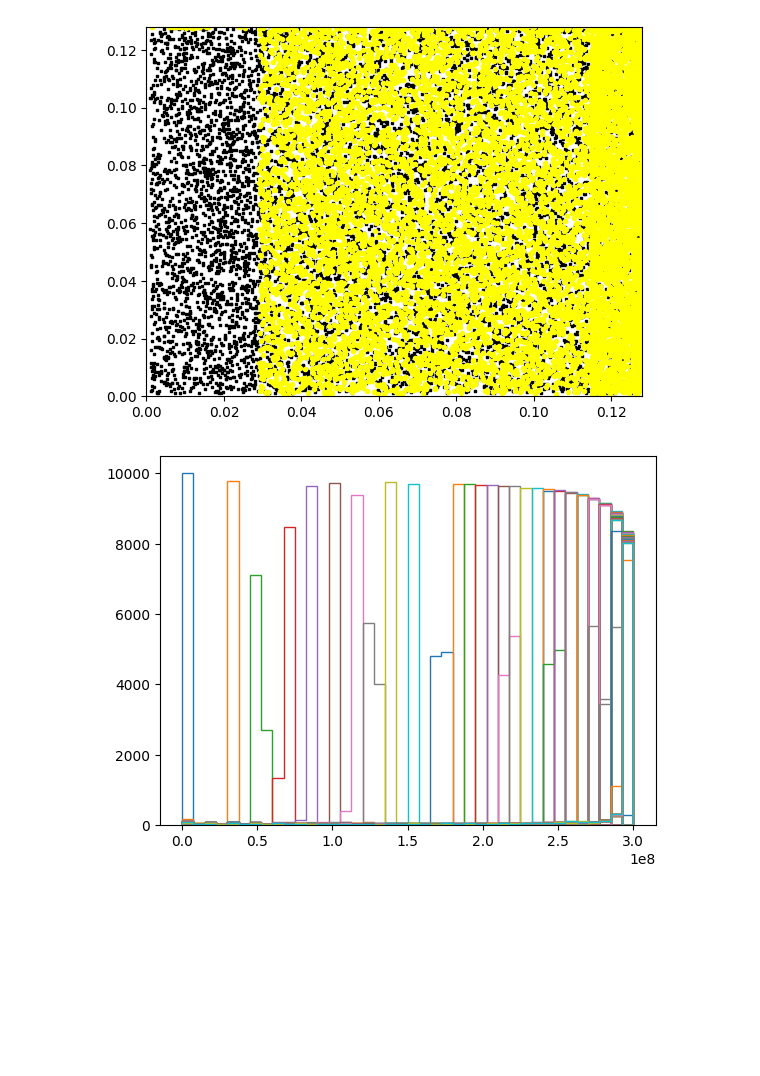
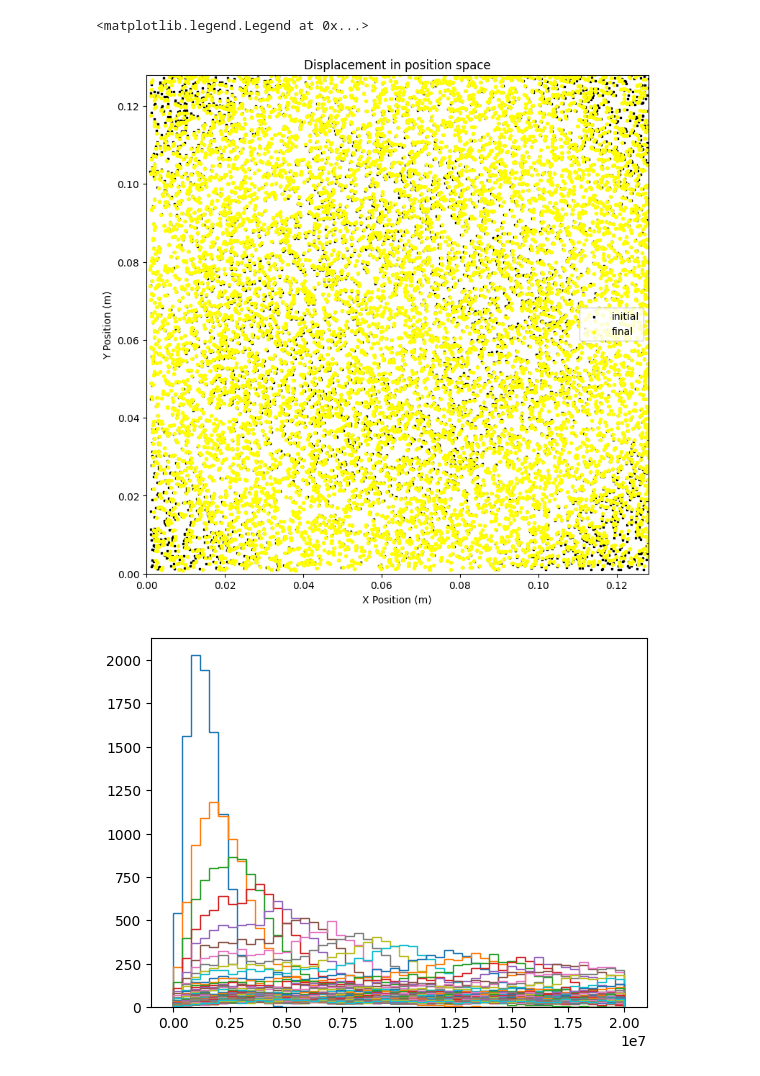
Before and after one commit to Nordic10/Compphys2Plasma, a Jupyter notebook: visualize_pic_data.ipynb, the cells around one changed output. Cells and saved outputs as stored; diff of their text form; code cells hidden in the pictures; blank space fills up the shorter version.

```diff
--- a/visualize_pic_data.ipynb
+++ b/visualize_pic_data.ipynb
@@ -27,5 +44,8 @@ def update(frame):
 # %%
-fig = plt.figure()
+df = pd.read_csv("outfile.txt", sep=",",usecols = [0,1,3,4], header=None)
+A = df.astype(float).to_numpy();
+
+fig = plt.figure(figsize = (9,9))
 ax = fig.add_subplot(1, 1, 1)
 
 # Define and update plot
@@ -45,12 +65,18 @@ for i in range(100):
 # %%
+fig = plt.figure(figsize = (9,9))
+ax = fig.add_subplot(1, 1, 1)
 ax.cla();
-ax.scatter(A[:10000,0],A[:10000,1], marker=',', color = "black", s = 1);
-ax.scatter(A[99*10000:100*10000,0],A[99*10000:100*10000,1], marker='.', color = "yellow")
+ax.scatter(A[:10000,0],A[:10000,1], marker=',', color = "black", s = 1, label = "initial");
+ax.scatter(A[99*10000:100*10000,0],A[99*10000:100*10000,1], marker='.', color = "yellow", label = "final")
 ax.set_xlim([-0.000, 0.128])
 ax.set_ylim([-0.000, 0.128])
-display(fig)
+ax.set_xlabel("X Position (m)")
+ax.set_ylabel("Y Position (m)")
+ax.set_title("Displacement in position space")
+plt.legend()
 # %% [output]
+<matplotlib.legend.Legend at 0x...>
-[figure, old version]
+[figure, new version]
 # %%
 fig = plt.figure()
 ax = fig.add_subplot(1, 1, 1)
@@ -61,13 +87,13 @@ for i in range(100):
     vx = A[i*10000:(i+1)*10000,2];
     vy = A[i*10000:(i+1)*10000,3];
     vmag = [np.sqrt(vx[i]**2+vy[i]**2) for i in range(10000)]
-    ax.hist(vmag,40,range = (0,3e8),histtype="step")
+    ax.hist(vmag,50,range = (0,2e7),histtype="step")
     # ax.hist(vmag,histtype="step")
     display(fig)
     clear_output(wait = True)
-    plt.pause(0.01)
+    plt.pause(0.03)
 # %% [output]
-[figure, old version]
+[figure, new version]
 # %%
     i = 0
     vx = A[10000*i:10000*(i+1),2];
```
Also changed, not shown: parts of 14 cells of this notebook.
